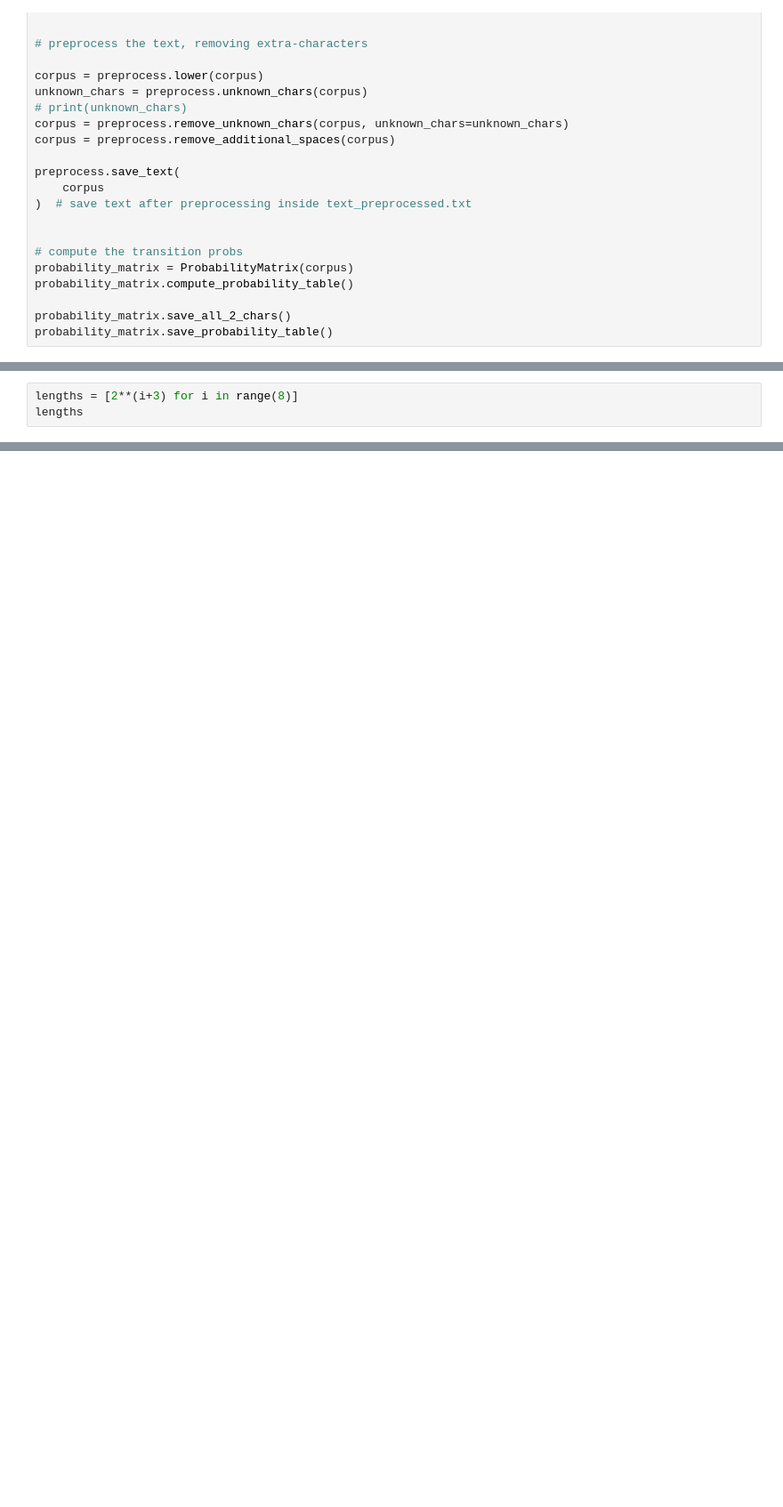
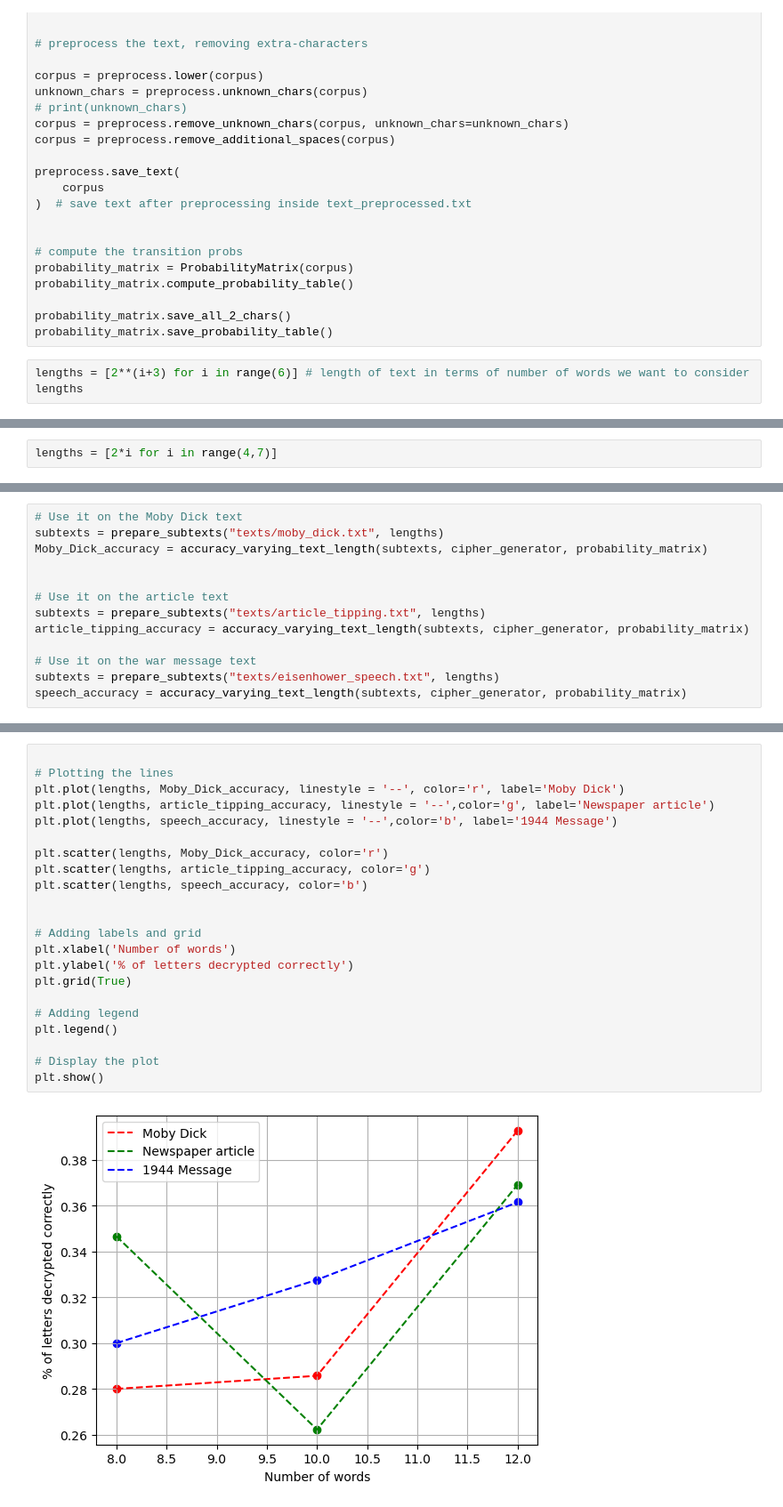
Before and after one commit to alessimichele/HMM-for-text-decryption, a Jupyter notebook: MCMC_plots.ipynb, the cells around one changed output, grey strips where cells are left out. Shown at 89% size. Cells and saved outputs as stored; diff of their text form; blank space fills up the shorter version.

Commit message:
Plotting one

```diff
--- a/MCMC_plots.ipynb
+++ b/MCMC_plots.ipynb
@@ -63,3 +63,6 @@ probability_matrix.compute_probability_table()
 
 probability_matrix.save_all_2_chars()
 probability_matrix.save_probability_table()
+# %%
+lengths = [2**(i+3) for i in range(6)] # length of text in terms of number of words we want to consider
+lengths
@@ -66,3 +169,2 @@ probability_matrix.save_probability_table()
 # %%
-lengths = [2**(i+3) for i in range(8)]
-lengths
+lengths = [2*i for i in range(4,7)]
@@ -162,0 +171,13 @@ mean_accuracy # Ok overflow occured though on longer strings so avoid that
+# %%
+# Use it on the Moby Dick text
+subtexts = prepare_subtexts("texts/moby_dick.txt", lengths)
+Moby_Dick_accuracy = accuracy_varying_text_length(subtexts, cipher_generator, probability_matrix)
+
+
+# Use it on the article text
+subtexts = prepare_subtexts("texts/article_tipping.txt", lengths)
+article_tipping_accuracy = accuracy_varying_text_length(subtexts, cipher_generator, probability_matrix)
+
+# Use it on the war message text
+subtexts = prepare_subtexts("texts/eisenhower_speech.txt", lengths)
+speech_accuracy = accuracy_varying_text_length(subtexts, cipher_generator, probability_matrix)
@@ -162,0 +226,24 @@ mean_accuracy # Ok overflow occured though on longer strings so avoid that
+# %%
+
+# Plotting the lines
+plt.plot(lengths, Moby_Dick_accuracy, linestyle = '--', color='r', label='Moby Dick')
+plt.plot(lengths, article_tipping_accuracy, linestyle = '--',color='g', label='Newspaper article')
+plt.plot(lengths, speech_accuracy, linestyle = '--',color='b', label='1944 Message')
+
+plt.scatter(lengths, Moby_Dick_accuracy, color='r')
+plt.scatter(lengths, article_tipping_accuracy, color='g')
+plt.scatter(lengths, speech_accuracy, color='b')
+
+
+# Adding labels and grid
+plt.xlabel('Number of words')
+plt.ylabel('% of letters decrypted correctly')
+plt.grid(True)
+
+# Adding legend
+plt.legend()
+
+# Display the plot
+plt.show()
+# %% [output]
+[figure, added]
```
Also changed, not shown: parts of 13 cells of this notebook, 5 other files.
